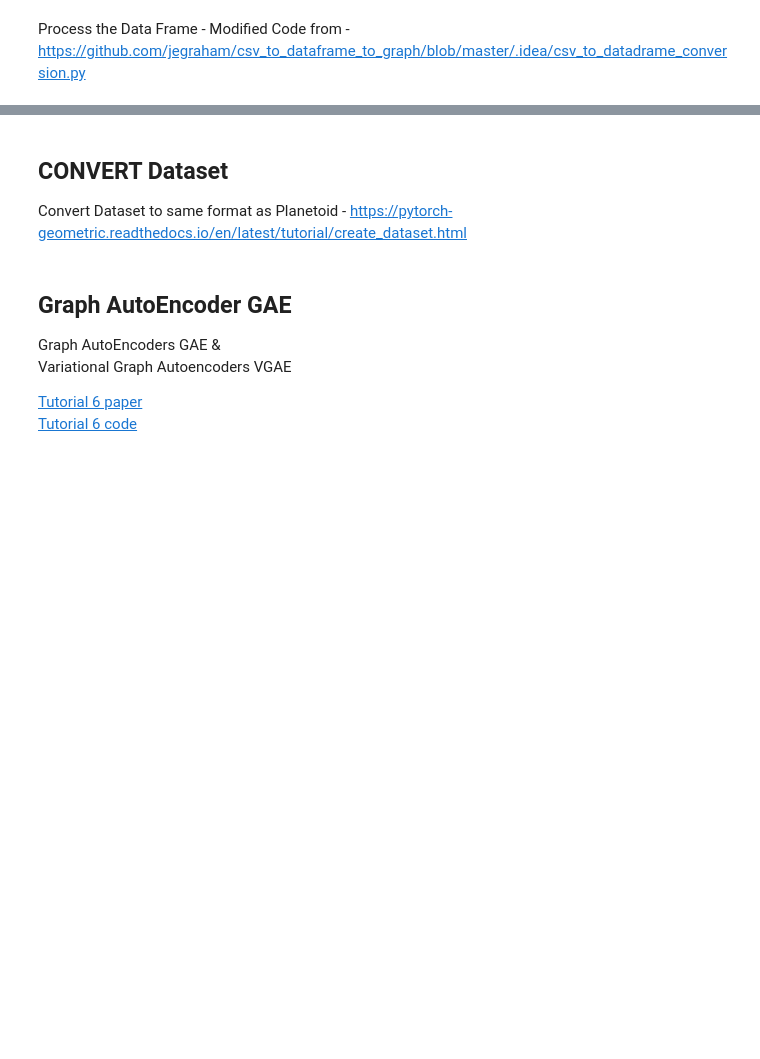
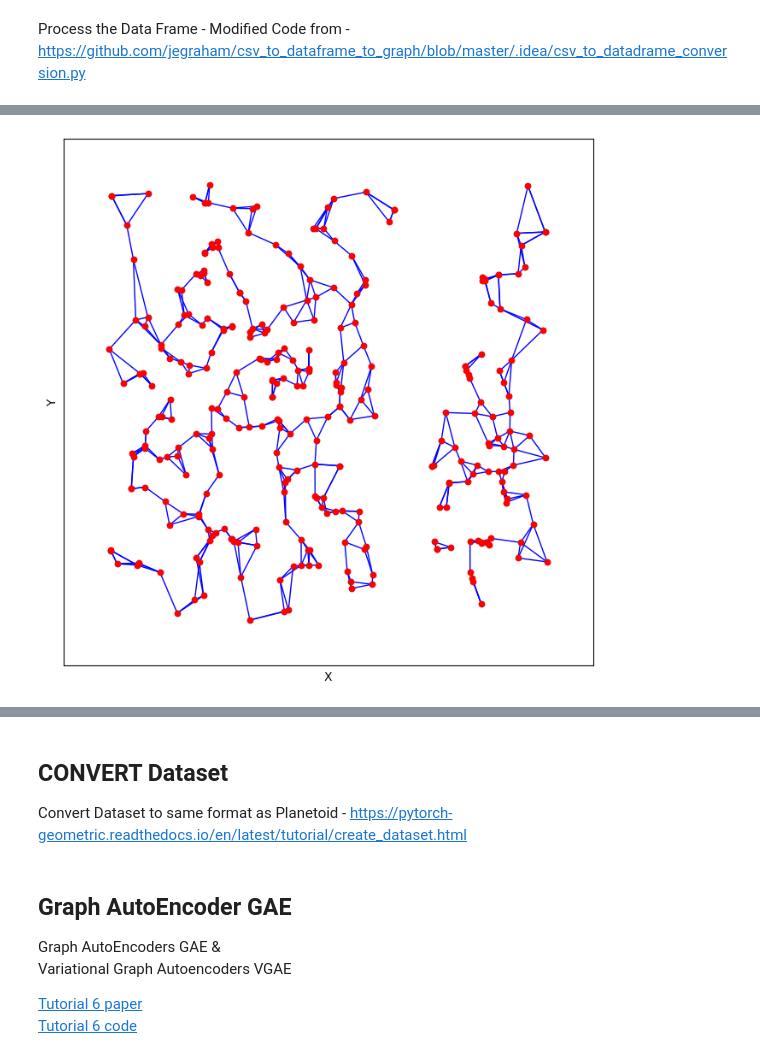
Before and after one commit to jegraham/Phase-1-Basic-GNN, a Jupyter notebook: Graham,_Jessica_Simple_GNN_Phase_1.ipynb, the cells around one changed output, grey strips where cells are left out. Saved outputs shown, nothing was run; the diff lists cells and outputs as text; code cells hidden in the pictures; blank space fills up the shorter version.

Commit message:
Seperating the code for the graphs and reviewing for bugs - Version 2 Plotted Graph is appearing in a circle needing further debugging

```diff
--- a/Graham,_Jessica_Simple_GNN_Phase_1.ipynb
+++ b/Graham,_Jessica_Simple_GNN_Phase_1.ipynb
@@ -182,0 +130,11 @@ Data Frame
+# %%
+# Import the Data
+from google.colab import files
+uploaded = files.upload()
+# uploaded = https://drive.google.com/file/d/1Ej2lijwlKM7pri5ebQ5hVl-Z5OtvWNbz/view?usp=share_link
+
+file_name = next(iter(uploaded))
+df = pd.read_csv(file_name)
+
+df.to_csv(file_name, index=False)
+df = df.reset_index(drop=True)# Inspiration from Nazanin - https://github.com/nazaninmehregan/5P30-Final-Project/blob/master/5P30_Final_Project.ipynb
@@ -182,0 +216,18 @@ Data Frame
+# %%
+# Plotting Graph (Version 1)
+# Displaying the Graph Similar to Inspiration from Nazanin - https://github.com/nazaninmehregan/5P30-Final-Project/blob/master/5P30_Final_Project.ipynb
+X = df[['X', 'Y']].values
+
+# create a layout for the graph nodes
+pos = dict(zip(range(len(df)), X))
+
+# draw the graph
+fig, ax = plt.subplots(figsize=(8, 8))
+ax.scatter(df['X'], df['Y'], s=20, color='grey')
+nx.draw_networkx_nodes(G, pos, node_color='r', node_size=20, ax=ax)
+nx.draw_networkx_edges(G, pos, edge_color='b', ax=ax)
+ax.set_xlabel('X')
+ax.set_ylabel('Y')
+plt.show()
+# %% [output]
+[figure, added]
```
Also changed, not shown: parts of 20 cells of this notebook.
